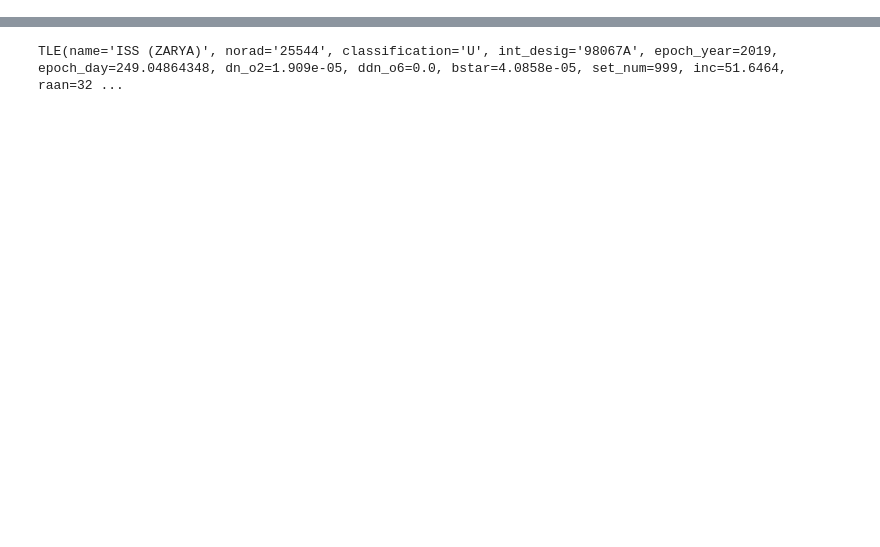
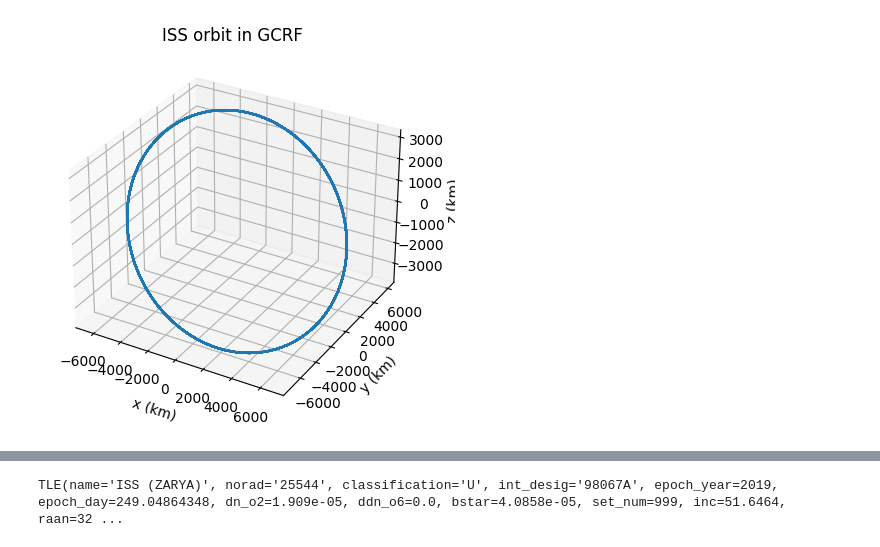
Before and after one commit to alibaniasad1999/Advanced_orbital_mechanics, a Jupyter notebook: HW/HW2/Code/Q4/Q4.ipynb, the cells around one changed output, grey strips where cells are left out. Cells and saved outputs as stored; diff of their text form; code cells hidden in the pictures; blank space fills up the shorter version.

```diff
--- a/HW/HW2/Code/Q4/Q4.ipynb
+++ b/HW/HW2/Code/Q4/Q4.ipynb
@@ -70,48 +93,41 @@ from astropy.time import Time
 from astropy.coordinates import EarthLocation, AltAz, get_body_barycentric, get_body_barycentric_posvel
 from astropy import units as u
 
-# Constants
-mu = 398600.4418 # km^3/s^2
-J2 = 1.082626925638815e-3
-Re = 6378.1363 # km
-omega = 7.2921158553e-5 # rad/s
-
-# Initial conditions
-r0 = np.array([Re+Perigee_Height, 0, 0])
-v0 = np.array([0, np.sqrt(mu/(Re+Perigee_Height)), 0])
 
 # Time span
 t = np.linspace(0, 48*3600, 48*3600+1)
 
 # Function to compute the acceleration
 def acceleration(r, t):
     r_mag = np.linalg.norm(r)
     r_hat = r/r_mag
     a = -mu/r_mag**2*r_hat
     a[2] = a[2] - 3/2*J2*mu*Re**2/r_mag**4*(5*r[2]**2/r_mag**2-1)*r_hat[2]
     return a
 
 
 # Function to compute the derivative of the state vector
 def state_dot(state, t):
     r = state[:3]
     v = state[3:]
     r_dot = v
     v_dot = acceleration(r, t)
     return np.concatenate((r_dot, v_dot))
 
 # Solving the differential equation
 state = odeint(state_dot, np.concatenate((r0, v0)), t)
 
 # Plotting the results
 fig = plt.figure()
 ax = fig.add_subplot(111, projection='3d')
 ax.plot(state[:,0], state[:,1], state[:,2])
 ax.set_xlabel('x (km)')
 ax.set_ylabel('y (km)')
 ax.set_zlabel('z (km)')
 ax.set_title('ISS orbit in GCRF')
 plt.show()
+# %% [output]
+[figure, added]
 # %%
 import numpy as np
 import matplotlib.pyplot as plt
```
Also changed, not shown: parts of 12 cells of this notebook.
